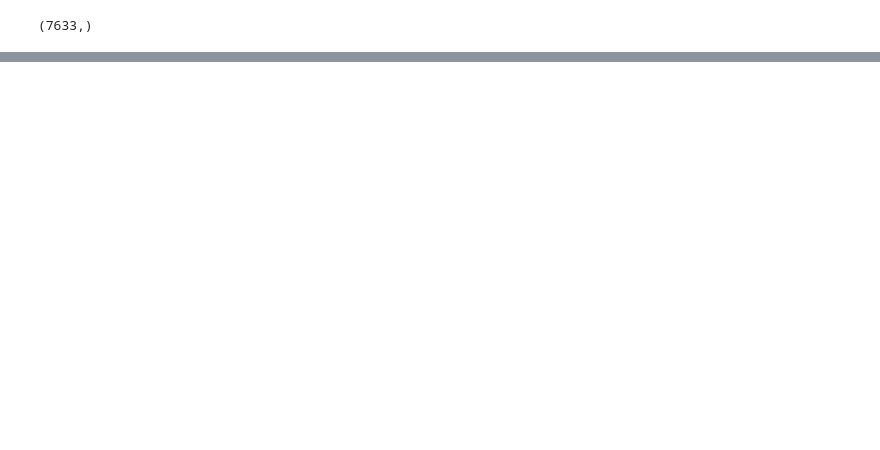
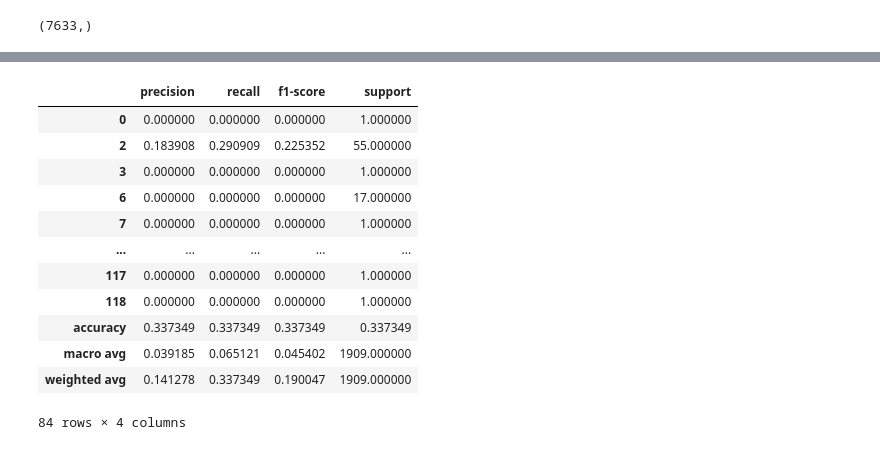
Before and after one commit to Rupesh-Mane/cognifyz-machine-learning-internship, a Jupyter notebook: notebooks/task3.ipynb, the cells around one changed output, grey strips where cells are left out. Saved outputs shown, nothing was run; the diff lists cells and outputs as text; code cells hidden in the pictures; blank space fills up the shorter version.

```diff
--- a/notebooks/task3.ipynb
+++ b/notebooks/task3.ipynb
@@ -243,0 +321,8 @@ y_train.shape
+# %%
+preprocessor_lr=ColumnTransformer([("num",StandardScaler(),num_cols),
+                                   ("cat",OneHotEncoder(sparse_output=False,handle_unknown="ignore",drop="first"),cat_cols)],remainder="passthrough")
+# %%
+pipe_lr=Pipeline([("preprocessor_lr",preprocessor_lr),
+                  ("LogisticRegression_model",LogisticRegression(max_iter=1000))])
+# %%
+pipe_lr.fit(x_train,y_train)
@@ -243,0 +350,3 @@ y_train.shape
+# %%
+y_pred_lr=pipe_lr.predict(x_test)
+print("LogisticRegression Accuracy_Score",accuracy_score(y_test,y_pred_lr))
@@ -243,0 +539,23 @@ y_train.shape
+# %%
+report = classification_report(
+    y_test,
+    y_pred_lr,
+    output_dict=True,
+    zero_division=0
+)
+
+pd.DataFrame(report).transpose()
+# %% [output]
+|  | precision | recall | f1-score | support |
+| 0 | 0.000000 | 0.000000 | 0.000000 | 1.000000 |
+| 2 | 0.183908 | 0.290909 | 0.225352 | 55.000000 |
+| 3 | 0.000000 | 0.000000 | 0.000000 | 1.000000 |
+| 6 | 0.000000 | 0.000000 | 0.000000 | 17.000000 |
+| 7 | 0.000000 | 0.000000 | 0.000000 | 1.000000 |
+| ... | ... | ... | ... | ... |
+| 117 | 0.000000 | 0.000000 | 0.000000 | 1.000000 |
+| 118 | 0.000000 | 0.000000 | 0.000000 | 1.000000 |
+| accuracy | 0.337349 | 0.337349 | 0.337349 | 0.337349 |
+| macro avg | 0.039185 | 0.065121 | 0.045402 | 1909.000000 |
+| weighted avg | 0.141278 | 0.337349 | 0.190047 | 1909.000000 |
+84 rows × 4 columns
```
Also changed, not shown: parts of 42 cells of this notebook.
